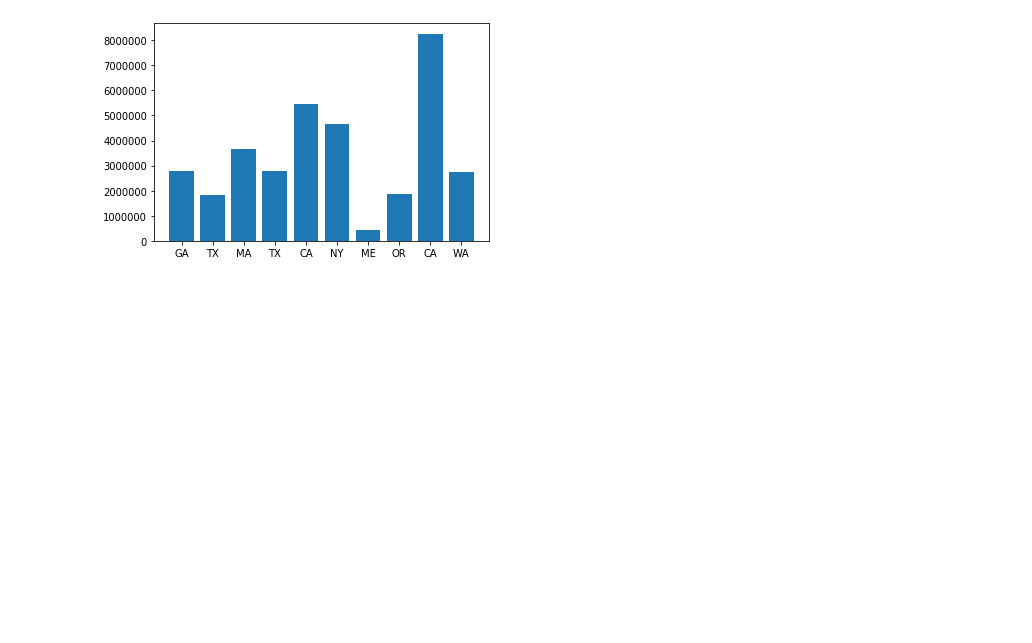
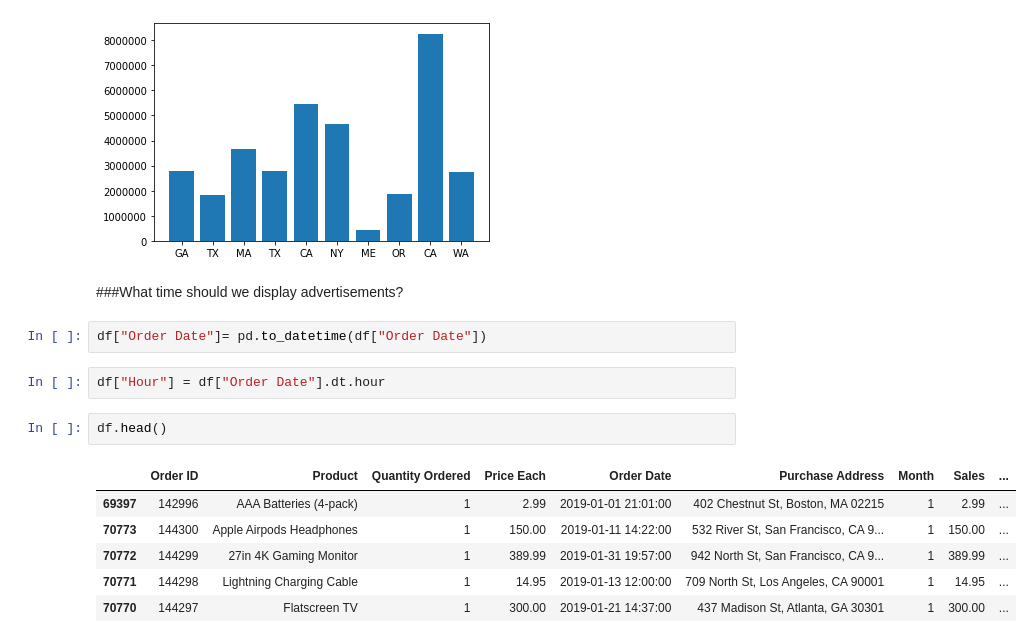
Before and after one commit to thaivu93/DataScience, a Jupyter notebook: analysis.ipynb, the cells around one changed output. Cells and saved outputs as stored; diff of their text form; blank space fills up the shorter version.

```diff
--- a/analysis.ipynb
+++ b/analysis.ipynb
@@ -139,3 +139,18 @@ plt.xticks(np.arange(10), tick)
 plt.show()
 # %% [output]
 [figure]
+# %% [markdown]
+###What time should we display advertisements?
+# %%
+df["Order Date"]= pd.to_datetime(df["Order Date"])
+# %%
+df["Hour"] = df["Order Date"].dt.hour
+# %%
+df.head()
+# %% [output]
+|  | Order ID | Product | Quantity Ordered | Price Each | Order Date | Purchase Address | Month | Sales | ... |
+| 69397 | 142996 | AAA Batteries (4-pack) | 1 | 2.99 | 2019-01-01 21:01:00 | 402 Chestnut St, Boston, MA 02215 | 1 | 2.99 | ... |
+| 70773 | 144300 | Apple Airpods Headphones | 1 | 150.00 | 2019-01-11 14:22:00 | 532 River St, San Francisco, CA 9... | 1 | 150.00 | ... |
+| 70772 | 144299 | 27in 4K Gaming Monitor | 1 | 389.99 | 2019-01-31 19:57:00 | 942 North St, San Francisco, CA 9... | 1 | 389.99 | ... |
+| 70771 | 144298 | Lightning Charging Cable | 1 | 14.95 | 2019-01-13 12:00:00 | 709 North St, Los Angeles, CA 90001 | 1 | 14.95 | ... |
+| 70770 | 144297 | Flatscreen TV | 1 | 300.00 | 2019-01-21 14:37:00 | 437 Madison St, Atlanta, GA 30301 | 1 | 300.00 | ... |
```
Also changed, not shown: parts of 7 cells of this notebook.
